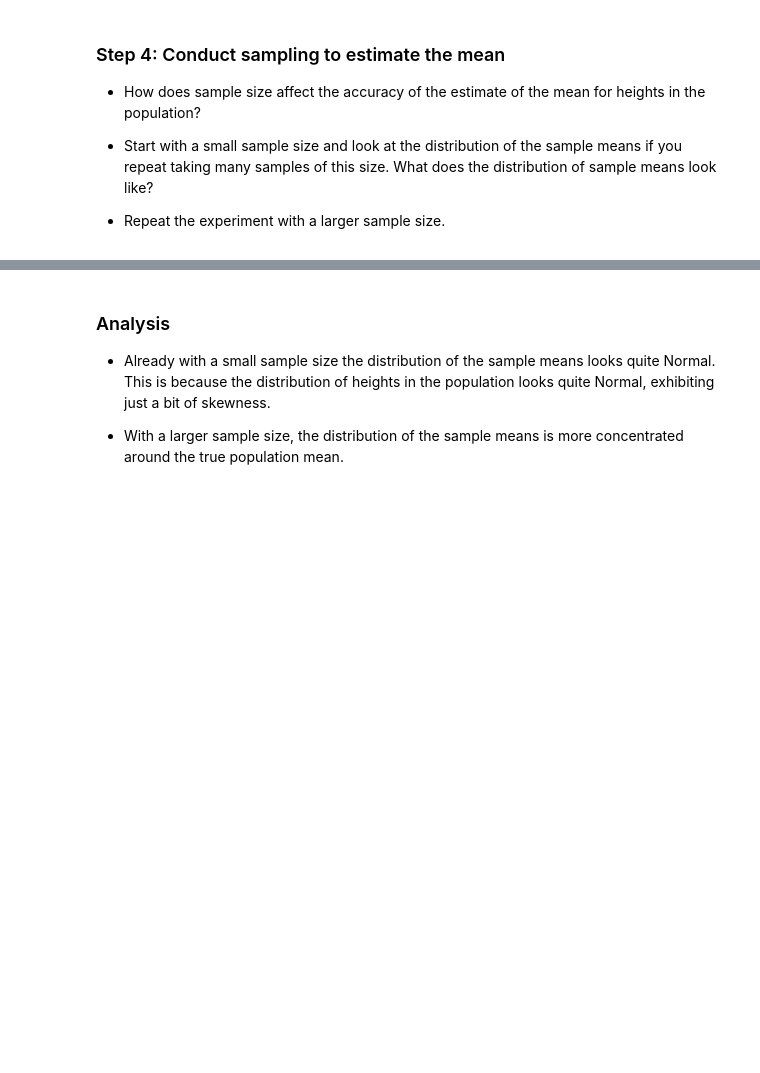
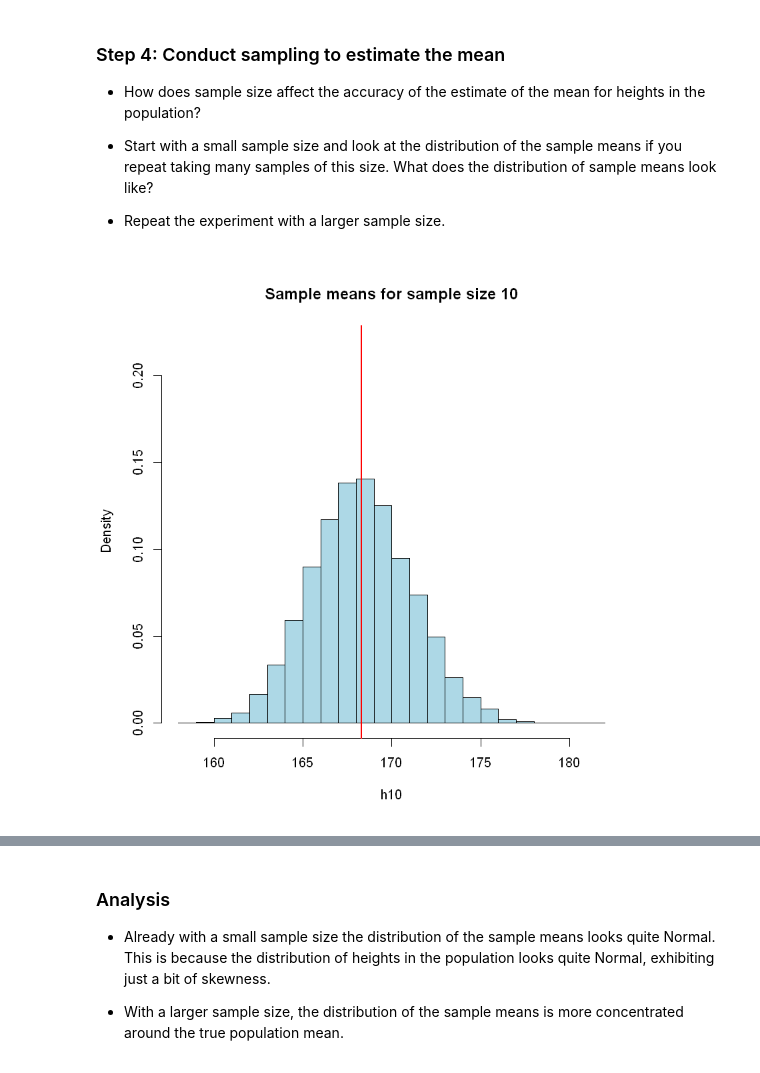
Before and after one commit to therealdydx/Quantitative-Reasoning, a Jupyter notebook: Exercise U - Sampling Variability/Sampling Variability Script.ipynb, the cells around one changed output, grey strips where cells are left out. Saved outputs shown, nothing was run; the diff lists cells and outputs as text; code cells hidden in the pictures; blank space fills up the shorter version.

```diff
--- a/Exercise U - Sampling Variability/Sampling Variability Script.ipynb
+++ b/Exercise U - Sampling Variability/Sampling Variability Script.ipynb
@@ -28,5 +81,19 @@ We will look for lessons in how to design sampling strategies so that our sample
 # %% [markdown]
 It would be better if we could change the sample size and the number of samples easily, so we use variables.
+# %%
+# INITIALIZE VARIABLES FOR EASY CHANGING
+
+# INITIALIZE SAMPLE SIZE
+n <- 10
+
+# INITIALIZE NUMBER OF SAMPLES
+reps <- 500
+
+h10 <- numeric(reps)
+
+for (i in 1:reps) {
+    h10[i] <- mean(sample(x$height, size = n))
+}
 # %% [markdown]
 This makes the code more easily reusable, and helps avoid errors.
 # %% [markdown]
@@ -37,3 +104,29 @@ This makes the code more easily reusable, and helps avoid errors.
 - Start with a small sample size and look at the distribution of the sample means if you repeat taking many samples of this size. What does the distribution of sample means look like?
 
 - Repeat the experiment with a larger sample size.
+# %%
+# SAMPLE SIZE
+n <- 10
+
+# NUMBER OF SAMPLES
+reps <- 5000
+
+# INITIALIZE H10 ARRAY WITH 5000 SAMPLES
+h10 <- numeric(reps)
+
+# CREATE FOR LOOP AND APPEND SAMPLE MEAN VALUES INTO H10
+for (i in 1:reps) {
+    h10[i] <- mean(sample(x$height, size = n))
+}
+# %%
+# DRAW A HISTOGRAM OF SAMPLE SIZE 10
+
+hist(h10, col='lightblue',
+     main="Sample means for sample size 10",
+     freq=FALSE,
+     breaks=c(seq(158,182,1)),
+     ylim=c(0,0.22))
+
+abline(v=trueM, col=2, lwd=2)
+# %% [output]
+[figure, added]
```
Also changed, not shown: parts of 62 cells of this notebook.
